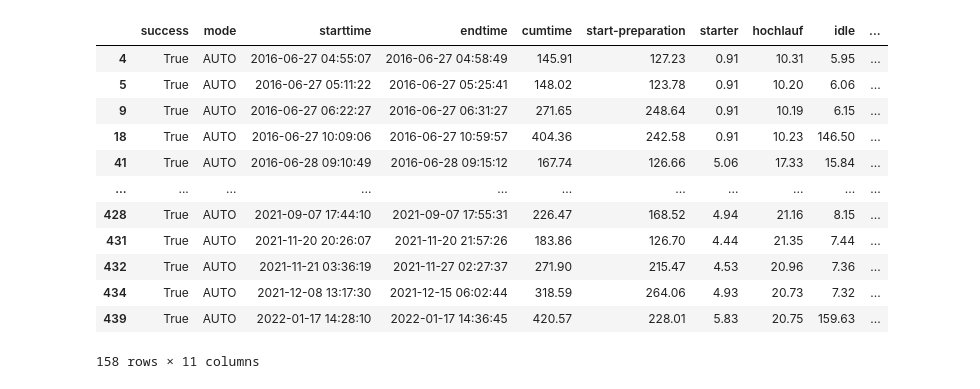
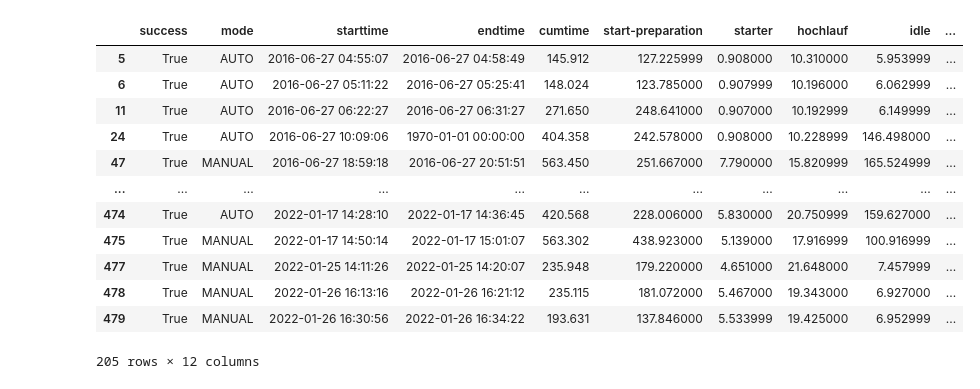
Before and after one commit to dieterch/statemachine, a Jupyter notebook: play.ipynb, the cells around one changed output. Drawn from its saved outputs; the diff is of its cells as text; code cells hidden in the pictures.

Commit message:
class dfsm uses dEngine.getmessages time periods

```diff
--- a/play.ipynb
+++ b/play.ipynb
@@ -4,4 +4,10 @@
 %autoreload 2
 import pandas as pd
 import numpy as np
-from dfsm import msgFSM
+
+import dmyplant2
+dmyplant2.cred()
+mp = dmyplant2.MyPlant(3600)
+sn = 1184199
+e=dmyplant2.Engine.from_sn(mp,sn, valstart='27.04.2020')
+e.dash
@@ -14,0 +30,4 @@ fsm = msgFSM(1184199, frompickle=True)
+# %%
+from dfsm import msgFSM
+fsm = msgFSM(e)
+fsm.run()
@@ -15,18 +37,22 @@ fsm = msgFSM(1184199, frompickle=True)
 # %%
 rdf = pd.DataFrame(fsm._starts)
-rda = rdf[((rdf['mode'] == 'AUTO') & (rdf['success'] == True) & (rdf['start-preparation'] < 1000.0))]
-rda.round(2)
+rda = rdf
+#rda = rdf[((rdf['mode'] == 'AUTO') & (rdf['success'] == True))]
+#rda = rdf[((rdf['mode'] == 'AUTO') & (rdf['success'] == True) & (rdf['synchronize'] < 300.0) & (rdf['start-preparation'] < 300.0))]
+#rda = rdf[((rdf['success'] == True) & (rdf['start-preparation'] < 1000.0))]
+rda = rdf[((rdf['success'] == True))]
+rda
 # %% [output]
 |  | success | mode | starttime | endtime | cumtime | start-preparation | starter | hochlauf | idle | ... |
-| 4 | True | AUTO | 2016-06-27 04:55:07 | 2016-06-27 04:58:49 | 145.91 | 127.23 | 0.91 | 10.31 | 5.95 | ... |
-| 5 | True | AUTO | 2016-06-27 05:11:22 | 2016-06-27 05:25:41 | 148.02 | 123.78 | 0.91 | 10.20 | 6.06 | ... |
-| 9 | True | AUTO | 2016-06-27 06:22:27 | 2016-06-27 06:31:27 | 271.65 | 248.64 | 0.91 | 10.19 | 6.15 | ... |
-| 18 | True | AUTO | 2016-06-27 10:09:06 | 2016-06-27 10:59:57 | 404.36 | 242.58 | 0.91 | 10.23 | 146.50 | ... |
-| 41 | True | AUTO | 2016-06-28 09:10:49 | 2016-06-28 09:15:12 | 167.74 | 126.66 | 5.06 | 17.33 | 15.84 | ... |
+| 5 | True | AUTO | 2016-06-27 04:55:07 | 2016-06-27 04:58:49 | 145.912 | 127.225999 | 0.908000 | 10.310000 | 5.953999 | ... |
+| 6 | True | AUTO | 2016-06-27 05:11:22 | 2016-06-27 05:25:41 | 148.024 | 123.785000 | 0.907999 | 10.196000 | 6.062999 | ... |
+| 11 | True | AUTO | 2016-06-27 06:22:27 | 2016-06-27 06:31:27 | 271.650 | 248.641000 | 0.907000 | 10.192999 | 6.149999 | ... |
+| 24 | True | AUTO | 2016-06-27 10:09:06 | 1970-01-01 00:00:00 | 404.358 | 242.578000 | 0.908000 | 10.228999 | 146.498000 | ... |
+| 47 | True | MANUAL | 2016-06-27 18:59:18 | 2016-06-27 20:51:51 | 563.450 | 251.667000 | 7.790000 | 15.820999 | 165.524999 | ... |
 | ... | ... | ... | ... | ... | ... | ... | ... | ... | ... | ... |
-| 428 | True | AUTO | 2021-09-07 17:44:10 | 2021-09-07 17:55:31 | 226.47 | 168.52 | 4.94 | 21.16 | 8.15 | ... |
-| 431 | True | AUTO | 2021-11-20 20:26:07 | 2021-11-20 21:57:26 | 183.86 | 126.70 | 4.44 | 21.35 | 7.44 | ... |
-| 432 | True | AUTO | 2021-11-21 03:36:19 | 2021-11-27 02:27:37 | 271.90 | 215.47 | 4.53 | 20.96 | 7.36 | ... |
-| 434 | True | AUTO | 2021-12-08 13:17:30 | 2021-12-15 06:02:44 | 318.59 | 264.06 | 4.93 | 20.73 | 7.32 | ... |
-| 439 | True | AUTO | 2022-01-17 14:28:10 | 2022-01-17 14:36:45 | 420.57 | 228.01 | 5.83 | 20.75 | 159.63 | ... |
+| 474 | True | AUTO | 2022-01-17 14:28:10 | 2022-01-17 14:36:45 | 420.568 | 228.006000 | 5.830000 | 20.750999 | 159.627000 | ... |
+| 475 | True | MANUAL | 2022-01-17 14:50:14 | 2022-01-17 15:01:07 | 563.302 | 438.923000 | 5.139000 | 17.916999 | 100.916999 | ... |
+| 477 | True | MANUAL | 2022-01-25 14:11:26 | 2022-01-25 14:20:07 | 235.948 | 179.220000 | 4.651000 | 21.648000 | 7.457999 | ... |
+| 478 | True | MANUAL | 2022-01-26 16:13:16 | 2022-01-26 16:21:12 | 235.115 | 181.072000 | 5.467000 | 19.343000 | 6.927000 | ... |
+| 479 | True | MANUAL | 2022-01-26 16:30:56 | 2022-01-26 16:34:22 | 193.631 | 137.846000 | 5.533999 | 19.425000 | 6.952999 | ... |
-158 rows × 11 columns
+205 rows × 12 columns
```
Also changed, not shown: parts of 11 cells of this notebook, 4 other files.
